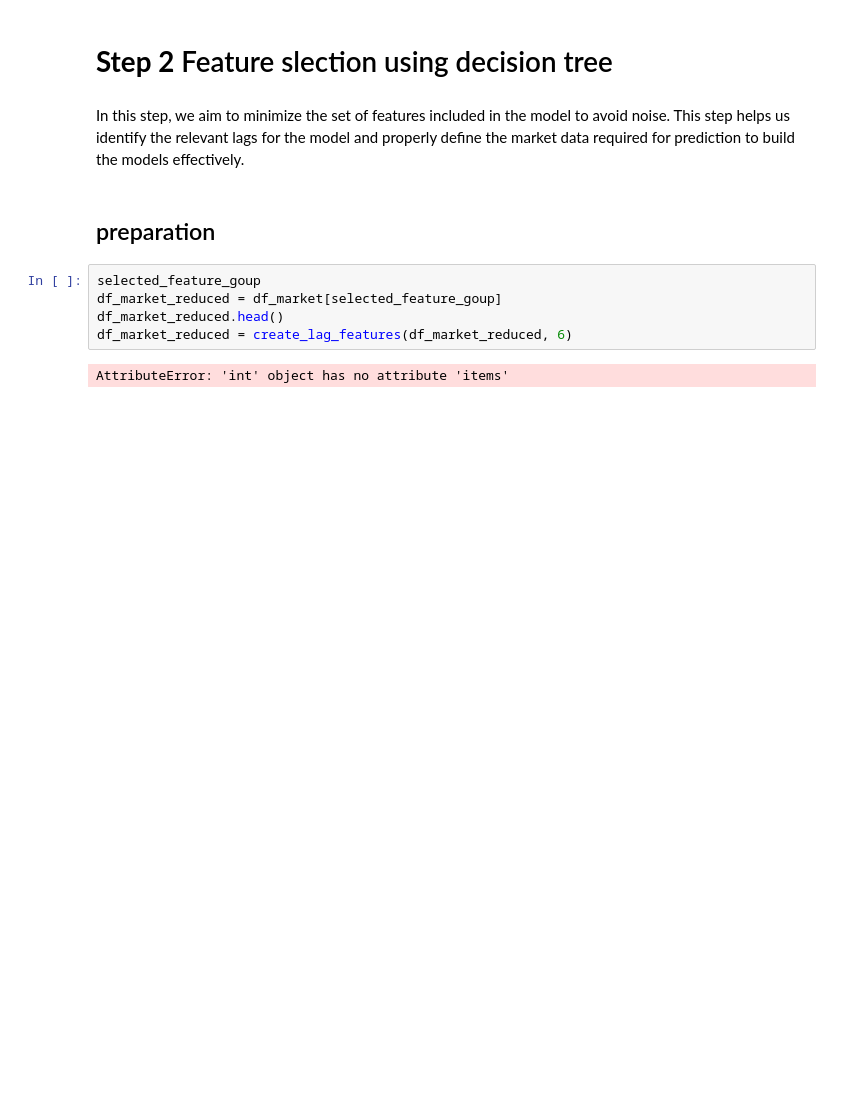
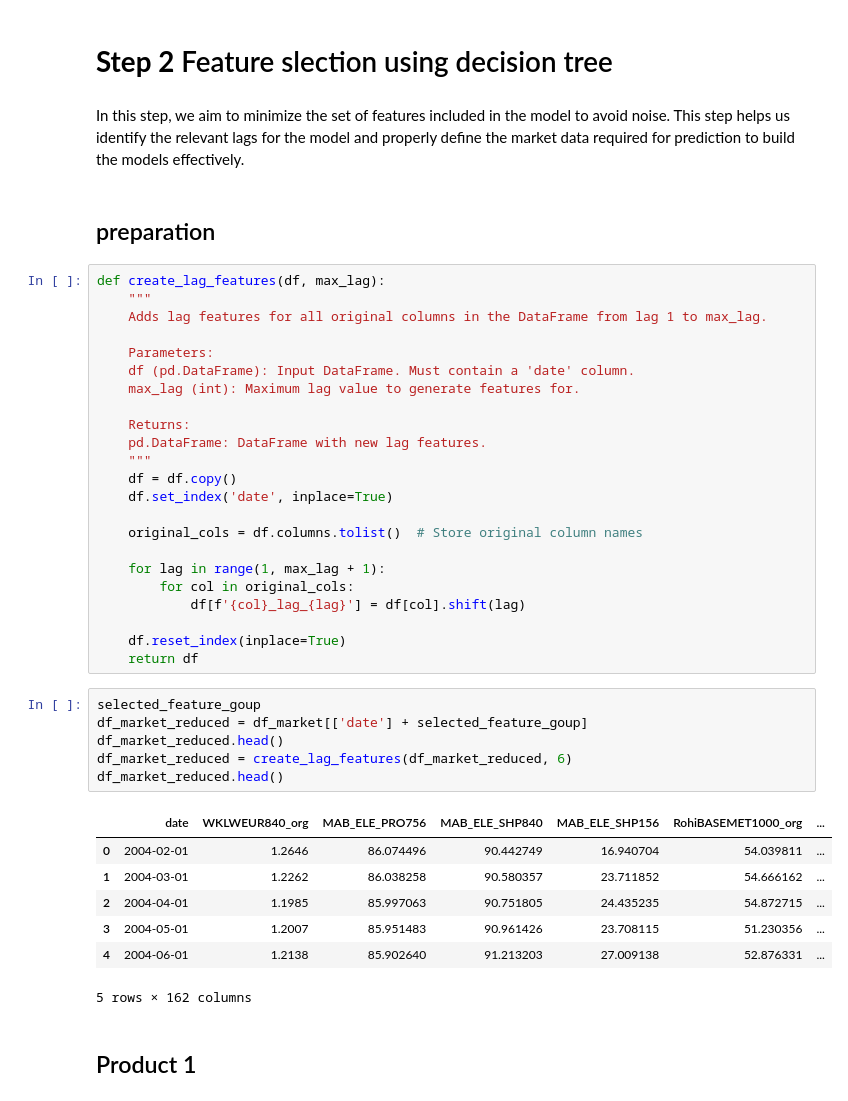
Before and after one commit to philippedut/BC_DA_Siemens, a Jupyter notebook: Notebooks/Feature_selection_real.ipynb, the cells around one changed output. Drawn from its saved outputs; the diff is of its cells as text; blank space fills up the shorter version.

```diff
--- a/Notebooks/Feature_selection_real.ipynb
+++ b/Notebooks/Feature_selection_real.ipynb
@@ -427,10 +427,42 @@ filtered_info_market
 In this step, we aim to minimize the set of features included in the model to avoid noise. This step helps us identify the relevant lags for the model and properly define the market data required for prediction to build the models effectively.
 # %% [markdown]
 ## preparation
+# %%
+def create_lag_features(df, max_lag):
+    """
+    Adds lag features for all original columns in the DataFrame from lag 1 to max_lag.
+
+    Parameters:
+    df (pd.DataFrame): Input DataFrame. Must contain a 'date' column.
+    max_lag (int): Maximum lag value to generate features for.
+
+    Returns:
+    pd.DataFrame: DataFrame with new lag features.
+    """
+    df = df.copy()
+    df.set_index('date', inplace=True)
+
+    original_cols = df.columns.tolist()  # Store original column names
+
+    for lag in range(1, max_lag + 1):
+        for col in original_cols:
+            df[f'{col}_lag_{lag}'] = df[col].shift(lag)
+
+    df.reset_index(inplace=True)
+    return df
 # %%
 selected_feature_goup
-df_market_reduced = df_market[selected_feature_goup]
+df_market_reduced = df_market[['date'] + selected_feature_goup]
 df_market_reduced.head()
 df_market_reduced = create_lag_features(df_market_reduced, 6)
+df_market_reduced.head()
 # %% [output]
+|  | date | WKLWEUR840_org | MAB_ELE_PRO756 | MAB_ELE_SHP840 | MAB_ELE_SHP156 | RohiBASEMET1000_org | ... |
+| 0 | 2004-02-01 | 1.2646 | 86.074496 | 90.442749 | 16.940704 | 54.039811 | ... |
+| 1 | 2004-03-01 | 1.2262 | 86.038258 | 90.580357 | 23.711852 | 54.666162 | ... |
+| 2 | 2004-04-01 | 1.1985 | 85.997063 | 90.751805 | 24.435235 | 54.872715 | ... |
+| 3 | 2004-05-01 | 1.2007 | 85.951483 | 90.961426 | 23.708115 | 51.230356 | ... |
+| 4 | 2004-06-01 | 1.2138 | 85.902640 | 91.213203 | 27.009138 | 52.876331 | ... |
-AttributeError: 'int' object has no attribute 'items'
+5 rows × 162 columns
+# %% [markdown]
+## Product 1
```
Also changed, not shown: parts of 1 cell of this notebook, 1 other file.
